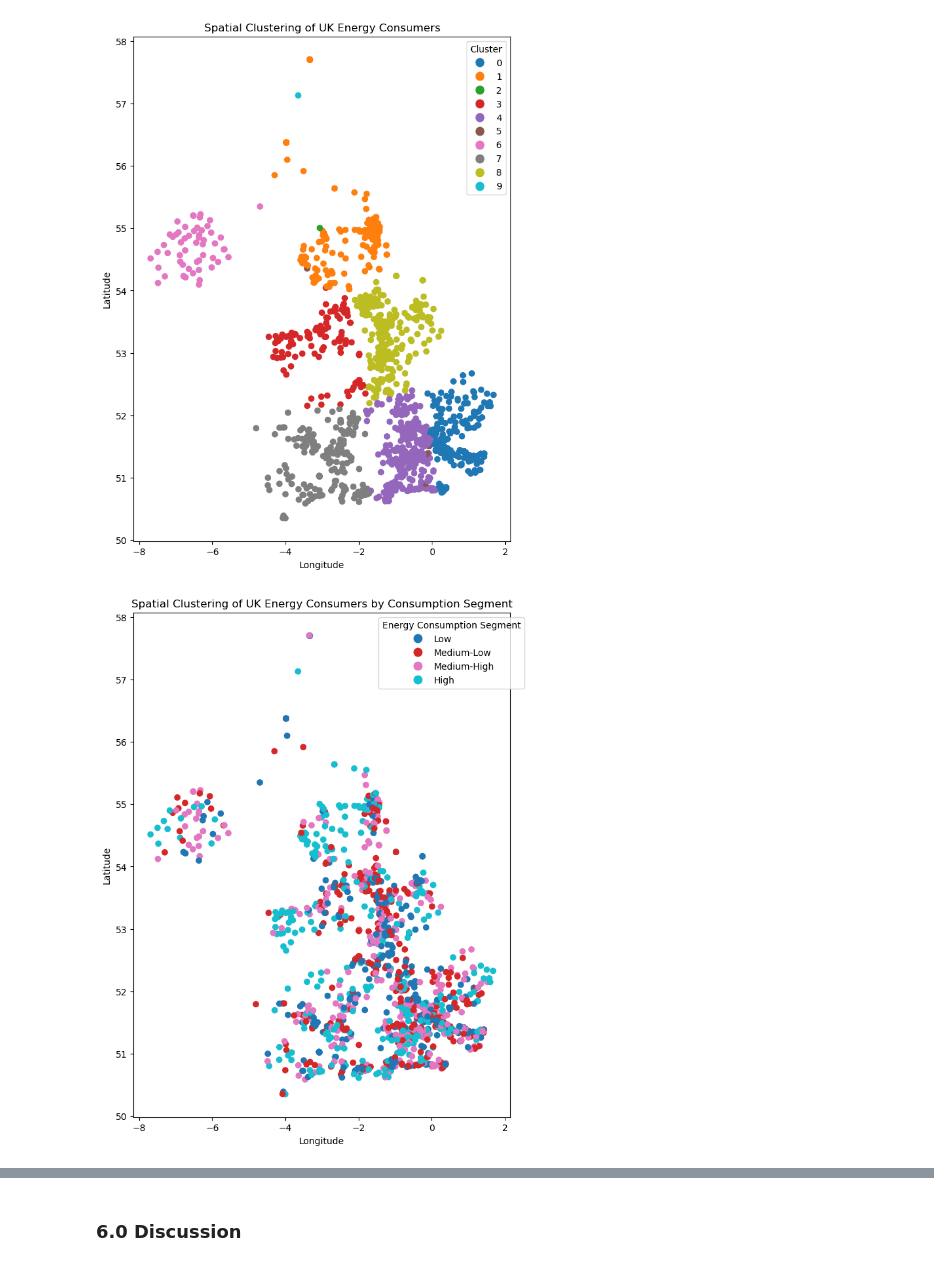
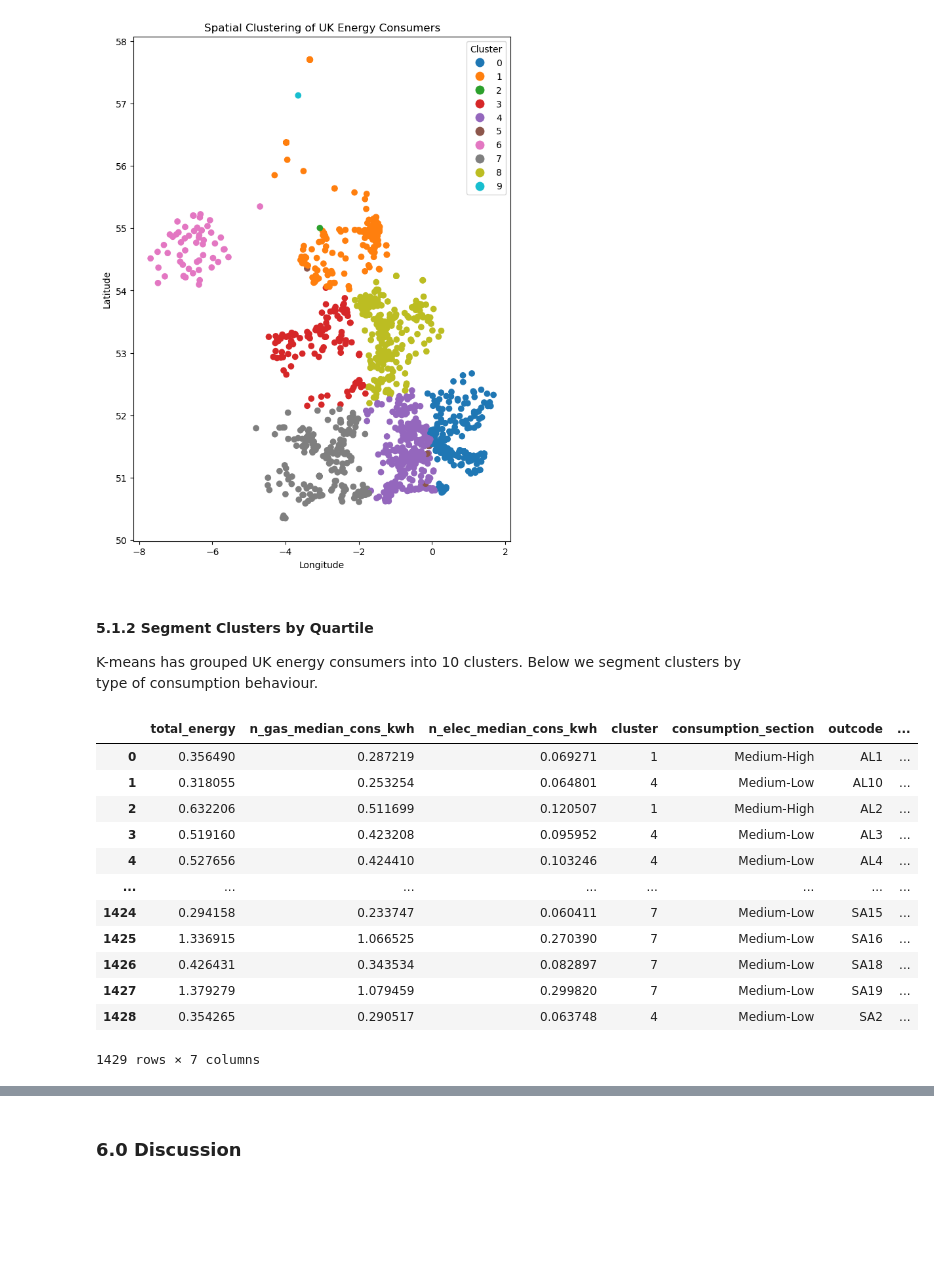
Before and after one commit to NikhilSDesai/SpatialDataScience, a Jupyter notebook: SDS_Analysis/CASA0006_FinalAssignment.ipynb, the cells around one changed output, grey strips where cells are left out. Drawn from its saved outputs; the diff is of its cells as text; code cells hidden in the pictures; blank space fills up the shorter version.

Commit message:
Energy Data - Assigned Clusters

```diff
--- a/SDS_Analysis/CASA0006_FinalAssignment.ipynb
+++ b/SDS_Analysis/CASA0006_FinalAssignment.ipynb
@@ -557,41 +558,49 @@ plt.ylabel('Latitude')
 plt.show()
 # %% [output]
 [figure]
+# %% [markdown]
+#### 5.1.2 Segment Clusters by Quartile
+K-means has grouped UK energy consumers into 10 clusters. Below we segment clusters by type of consumption behaviour.
 # %%
-# calc total energy consumption
+# calc total energy cons.
 gdf['total_energy'] = gdf['n_gas_median_cons_kwh'] + gdf['n_elec_median_cons_kwh']
 
-# define segments by quartiles
-gdf['consumption_segment'] = pd.qcut(gdf['total_energy'], q=4, labels=['Low', 'Medium-Low', 'Medium-High', 'High'])
+# calc median total energy consumption for each cluster
+cluster_median = gdf.groupby('cluster')['total_energy'].median().sort_values()
 
-# ensure that energy consumption values are numeric
-gdf['n_gas_median_cons_kwh'] = pd.to_numeric(gdf['n_gas_median_cons_kwh'], errors='coerce')
-gdf['n_elec_median_cons_kwh'] = pd.to_numeric(gdf['n_elec_median_cons_kwh'], errors='coerce')
-gdf['total_energy'] = gdf['n_gas_median_cons_kwh'] + gdf['n_elec_median_cons_kwh']
+# quartile cutoffs for total energy consumption among clusters
+quantiles = cluster_median.quantile([0.25, 0.5, 0.75])
+
+# to determine category based on quartiles
+def consumption_category(value):
+    if value <= quantiles.iloc[0]:
+        return 'Low'
+    elif value <= quantiles.iloc[1]:
+        return 'Medium-Low'
+    elif value <= quantiles.iloc[2]:
+        return 'Medium-High'
+    else:
+        return 'High'
+
+# map clusters to category
+cluster_to_category = cluster_median.map(consumption_category).to_dict()
+gdf['consumption_section'] = gdf['cluster'].map(cluster_to_category)
+
+# print final df
+cluscon_df = gdf[['total_energy', 'n_gas_median_cons_kwh', 'n_elec_median_cons_kwh', 'cluster', 'consumption_section', 'outcode', 'geometry']]
+cluscon_df
+# %% [output]
+|  | total_energy | n_gas_median_cons_kwh | n_elec_median_cons_kwh | cluster | consumption_section | outcode | ... |
+| 0 | 0.356490 | 0.287219 | 0.069271 | 1 | Medium-High | AL1 | ... |
+| 1 | 0.318055 | 0.253254 | 0.064801 | 4 | Medium-Low | AL10 | ... |
+| 2 | 0.632206 | 0.511699 | 0.120507 | 1 | Medium-High | AL2 | ... |
+| 3 | 0.519160 | 0.423208 | 0.095952 | 4 | Medium-Low | AL3 | ... |
+| 4 | 0.527656 | 0.424410 | 0.103246 | 4 | Medium-Low | AL4 | ... |
+| ... | ... | ... | ... | ... | ... | ... | ... |
+| 1424 | 0.294158 | 0.233747 | 0.060411 | 7 | Medium-Low | SA15 | ... |
+| 1425 | 1.336915 | 1.066525 | 0.270390 | 7 | Medium-Low | SA16 | ... |
+| 1426 | 0.426431 | 0.343534 | 0.082897 | 7 | Medium-Low | SA18 | ... |
+| 1427 | 1.379279 | 1.079459 | 0.299820 | 7 | Medium-Low | SA19 | ... |
+| 1428 | 0.354265 | 0.290517 | 0.063748 | 4 | Medium-Low | SA2 | ... |
+1429 rows × 7 columns
-# %%
-# NaN values from conversion errors are handled
-gdf.dropna(subset=['total_energy'], inplace=True)
-
-# Calculate mean energy consumption for each segment
-mean_consumption = gdf.groupby('consumption_segment')['total_energy'].mean().reset_index()
-
-# Visualization
-if not isinstance(gdf, gpd.GeoDataFrame):
-    gdf = gpd.GeoDataFrame(gdf, geometry=gpd.points_from_xy(gdf.x, gdf.y))
-
-# Plotting
-fig, ax = plt.subplots(1, 1, figsize=(15, 10))
-gdf.plot(column='consumption_segment', ax=ax, legend=True)
-
-# Configure the legend
-leg = ax.get_legend()
-leg.set_title("Energy Consumption Segment")
-leg.set_bbox_to_anchor((1.05, 1))  # Adjust legend position outside of plot
-
-plt.title('Spatial Clustering of UK Energy Consumers by Consumption Segment')
-plt.xlabel('Longitude')
-plt.ylabel('Latitude')
-plt.show()
-# %% [output]
-[figure, removed]
 # %% [markdown]
```
Also changed, not shown: parts of 7 cells of this notebook.
